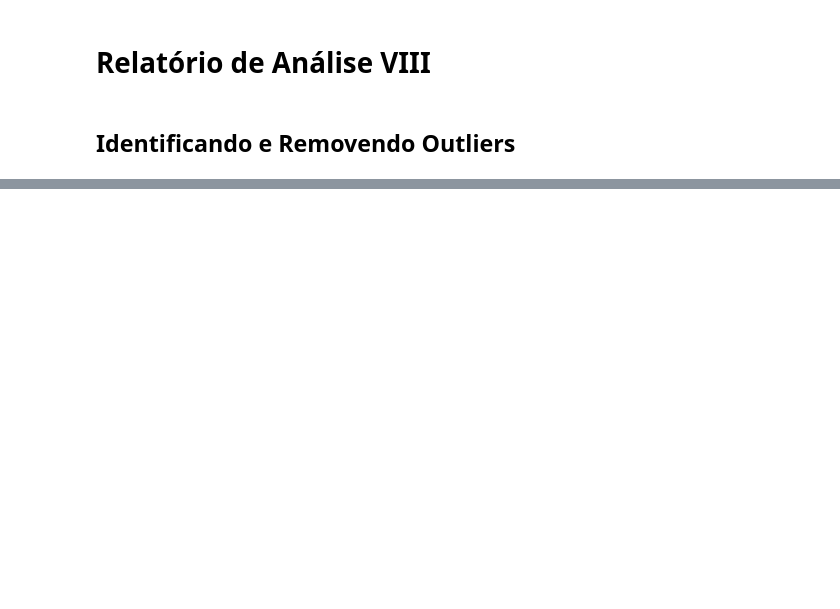
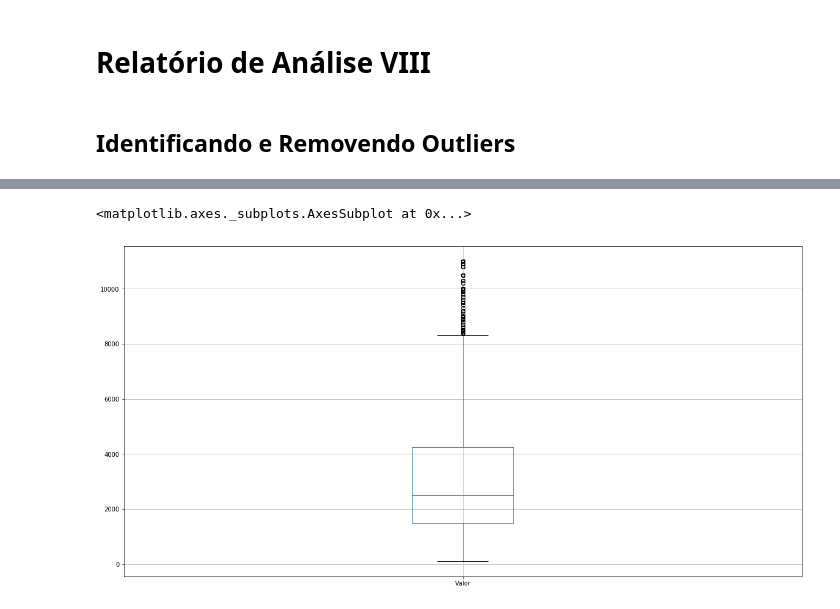
Before and after one commit to paulobressan/pandas, a Jupyter notebook: Relatório de Analise 8/Identificando e Removendo Outliers.ipynb, the cells around one changed output, grey strips where cells are left out. Saved outputs shown, nothing was run; the diff lists cells and outputs as text; code cells hidden in the pictures; blank space fills up the shorter version.

```diff
--- a/Relatório de Analise 8/Identificando e Removendo Outliers.ipynb
+++ b/Relatório de Analise 8/Identificando e Removendo Outliers.ipynb
@@ -27,0 +44,19 @@ dados.head(10)
+# %%
+# Criando uma Series com os valores
+valor = dados['Valor']
+# %%
+# Vamos dividir os dados de valor em quantils, 25% (.25)
+Q1 = valor.quantile(.25)
+# E o quartil 3 que é 75% (.75)
+Q3 = valor.quantile(.75)
+IIQ = Q3 - Q1
+limite_inferior = Q1 - 1.5 * IIQ
+limite_superior = Q3 + 1.5 * IIQ
+# %%
+selecao = (valor >= limite_inferior) & (valor <= limite_superior)
+dados_new = dados[selecao]
+# %%
+dados_new.boxplot(['Valor'])
+# %% [output]
+<matplotlib.axes._subplots.AxesSubplot at 0x...>
+[figure, added]
```
Also changed, not shown: parts of 4 cells of this notebook.
